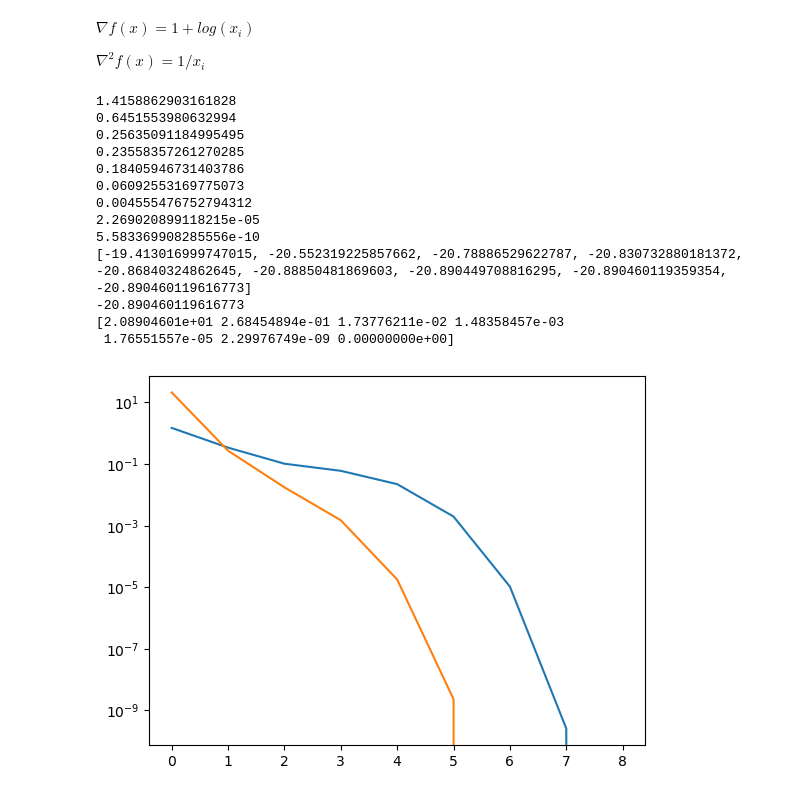
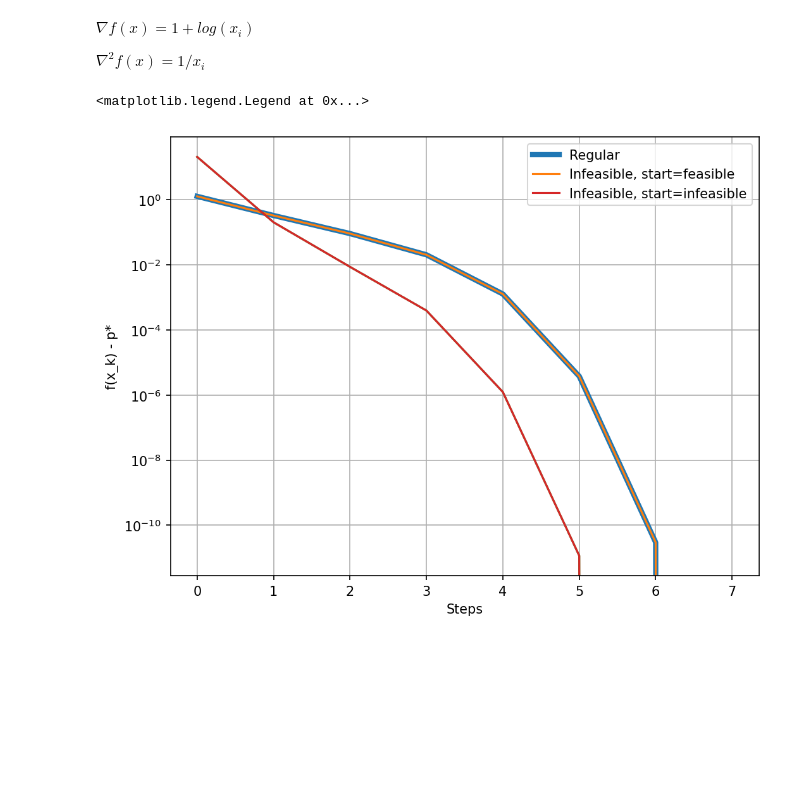
Before and after one commit to jsiloto/uci-cs206, a Jupyter notebook: CS206_Assignment_4.ipynb, the cells around one changed output. Cells and saved outputs as stored; diff of their text form; code cells hidden in the pictures; blank space fills up the shorter version.

```diff
--- a/CS206_Assignment_4.ipynb
+++ b/CS206_Assignment_4.ipynb
@@ -168,7 +182,6 @@ def eqc_newton(f, df, ddf, A, alpha, beta, x0):
         delta_x = result[0:len(x)]
 
         lambd = np.sqrt(delta_x.T@ddf(x)@delta_x)
-        print(lambd)
 
         #2. Stopping criterion. quit if λ 2 /2 ≤ ǫ.
         if lambd/2 < epsilon:
@@ -197,7 +210,7 @@ def eqc_newton(f, df, ddf, A, alpha, beta, x0):
 def eqc_infeasible_newton(f, df, ddf, A, b, alpha, beta, x0, v0):
     lambd = 1e10
     epsilon = 1e-7
-    x = x0
+    x = x0.copy()
     v = v0
     x_k = [x0]
     t_k = []
@@ -253,52 +266,51 @@ def ddf(x):
     A = np.identity(len(x))
     for i in range(len(x)):
         A[i,i] = 1/x[i]
     return A
 
 #n = 100 and p = 30 by choosing A randomly (checking that it has full rank)
 n = 100
 p = 30
 A = np.random.rand(p, n)
 x0 = np.abs(np.random.rand(n))
 x0 = x0/np.linalg.norm(x0)
 b = A@x0
 assert np.linalg.matrix_rank(A) == p
 alpha = 0.2
 beta = 0.5
 
 
 
 x_k, t_k, f_star = eqc_newton(f, df, ddf, A, alpha, beta, x0)
 fk = [f(x) for x in x_k]
-plt.semilogy(np.abs(fk-f_star))
-print(fk)
-print(f_star)
+
+fig, ax = plt.subplots(1, 1, figsize=(8, 6), dpi=150)
+ax.semilogy(fk-f_star, label="Regular", linewidth=4)
+ax.set_ylabel("f(x_k) - p*")
+ax.set_xlabel("Steps")
+ax.grid()
 x_star1 = x_k[-1]
 
 
-x0 = np.ones(n)
+
 v0 = np.zeros(p)
 
 
 x_k, t_k, f_star = eqc_infeasible_newton(f, df, ddf, A, b, alpha, beta, x0, v0)
 fk = [f(x) for x in x_k]
+ax.semilogy(fk-f_star, label="Infeasible, start=feasible")
+x_star2 = x_k[-1]
+
+
+x0 = np.ones(n)
+x_k, t_k, f_star = eqc_infeasible_newton(f, df, ddf, A, b, alpha, beta, x0, v0)
+fk = [f(x) for x in x_k]
 plt.semilogy(np.abs(fk-f_star))
-print(fk-f_star)
-x_star2 = x_k[-1]
+ax.semilogy(fk-f_star, label="Infeasible, start=infeasible")
+
+ax.legend()
 # %% [output]
-1.4158862903161828
-0.6451553980632994
-0.25635091184995495
-0.23558357261270285
-0.18405946731403786
-0.06092553169775073
-0.004555476752794312
-2.269020899118215e-05
-5.583369908285556e-10
-[-19.413016999747015, -20.552319225857662, -20.78886529622787, -20.830732880181372, -20.86840324862645, -20.88850481869603, -20.890449708816295, -20.890460119359354, -20.890460119616773]
--20.890460119616773
-[2.08904601e+01 2.68454894e-01 1.73776211e-02 1.48358457e-03
- 1.76551557e-05 2.29976749e-09 0.00000000e+00]
+<matplotlib.legend.Legend at 0x...>
-[figure, old version]
+[figure, new version]
 # %%
 def f(nu):
```
Also changed, not shown: parts of 3 cells of this notebook.
